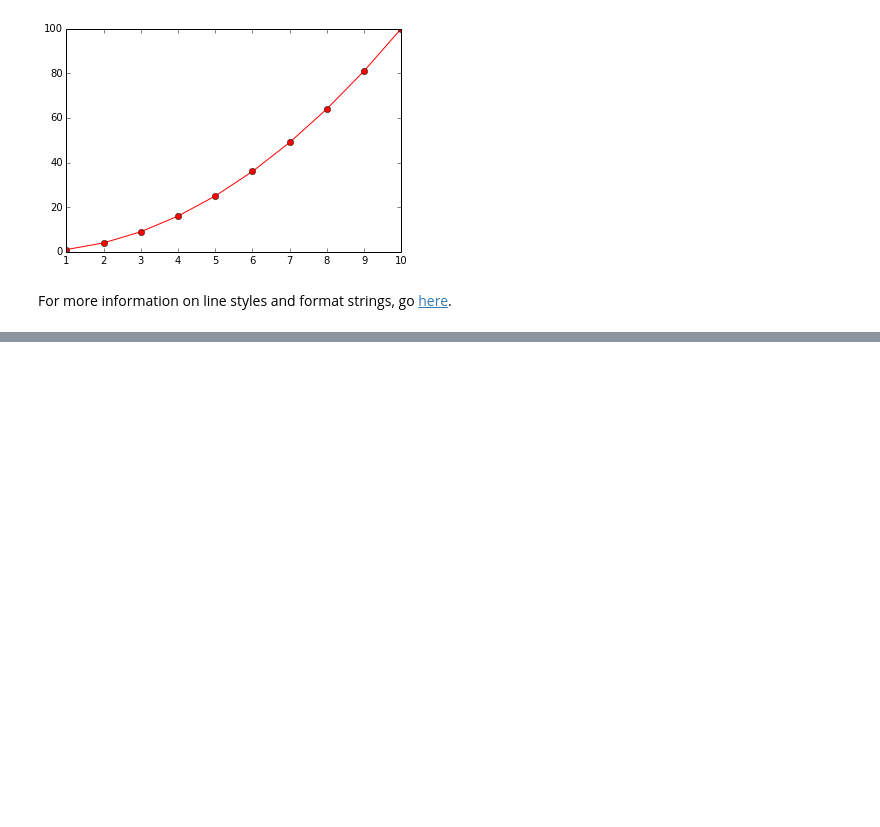
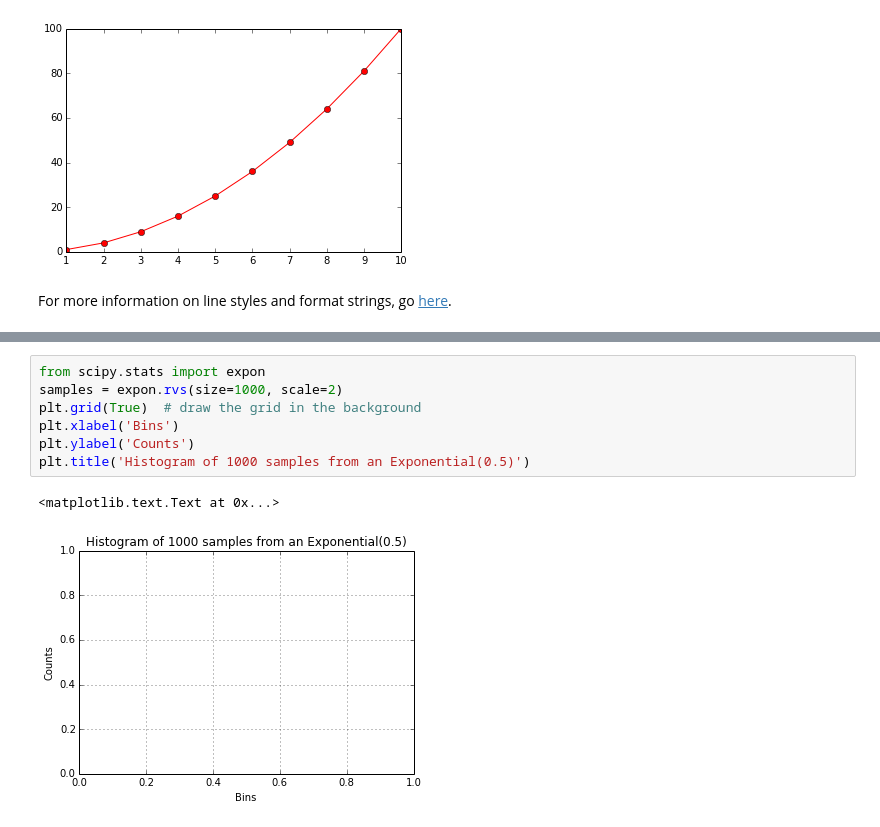
Before and after one commit to ambujtewari/stats607a-fall2014, a Jupyter notebook: Lecture 08.ipynb, the cells around one changed output, grey strips where cells are left out. Saved outputs shown, nothing was run; the diff lists cells and outputs as text; blank space fills up the shorter version.

```diff
--- a/Lecture 08.ipynb
+++ b/Lecture 08.ipynb
@@ -44,0 +74,10 @@ plt.plot(x_vals, x_vals, '-ob', x_vals, x_vals**2, ':^r', x_vals, x_vals**2.5, '
+# %%
+from scipy.stats import expon
+samples = expon.rvs(size=1000, scale=2)
+plt.grid(True)  # draw the grid in the background
+plt.xlabel('Bins')
+plt.ylabel('Counts')
+plt.title('Histogram of 1000 samples from an Exponential(0.5)')
+# %% [output]
+<matplotlib.text.Text at 0x...>
+[figure, added]
```
Also changed, not shown: parts of 6 cells of this notebook.
